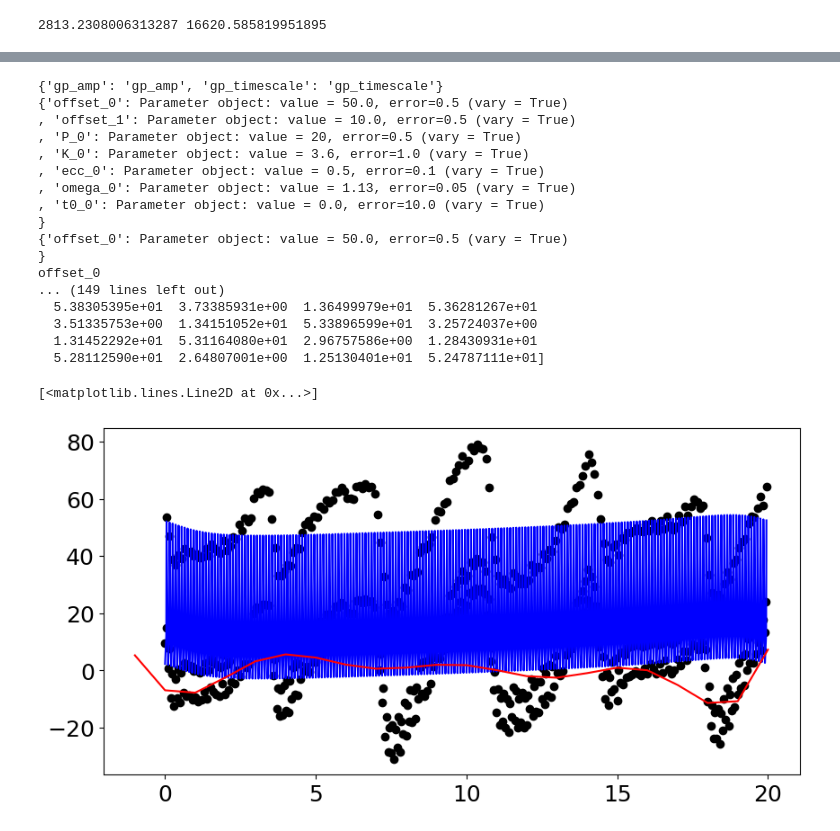
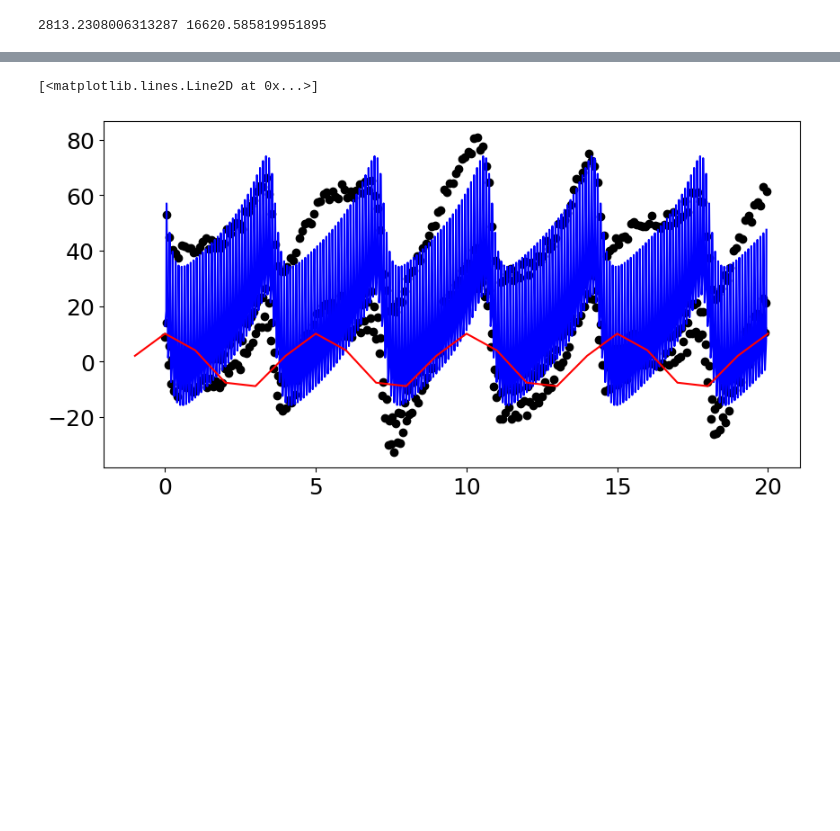
Before and after one commit to frescigno/magpy_rv, a Jupyter notebook: new_test_launcher.ipynb, the cells around one changed output, grey strips where cells are left out. Drawn from its saved outputs; the diff is of its cells as text; code cells hidden in the pictures; blank space fills up the shorter version.

```diff
--- a/new_test_launcher.ipynb
+++ b/new_test_launcher.ipynb
@@ -142,56 +143,36 @@ nu = 2. * np.arctan(np.sqrt((1.+ecc)/(1.-ecc)) * np.tan(E/2.))
 # %%
-iterations = 10000
-numb_chains = 100
-hparam = par.par_create("Expsquared")
-print(hparam)
+iterations = 100
+numb_chains = 20
+hparam = par.par_create("Cosine")
 hparam["gp_amp"] = par.parameter(value = 10., error = 0.5, vary = True)
-hparam["gp_timescale"] = par.parameter(value = 5., error = 0.5, vary = True)
+hparam["gp_per"] = par.parameter(value = 5., error = 0.5, vary = True)
 prior_list = []
 pri_amp = par.pri_create("gp_amp", "Uniform", [5.,15.])
 prior_list.append(pri_amp)
-pri_per = par.pri_create("gp_timescale", "Uniform", [0.,10.])
+pri_per = par.pri_create("gp_per", "Uniform", [0.,10.])
 prior_list.append(pri_per)
 
-model_list = ["Offset", "Offset", "Keplerian"]
+model_list = ["Keplerian", "Offset", "Offset"]
 model_par = mod.mod_create(model_list)
 
-model_par["P_0"]=par.parameter(value=20, error=0.5, vary=True)
-model_par["K_0"]=par.parameter(value=3.6, error=1., vary=True)
+model_par["P_0"]=par.parameter(value=3.6, error=0.5, vary=True)
+model_par["K_0"]=par.parameter(value=20., error=1., vary=True)
 model_par["ecc_0"]=par.parameter(value=0.5, error=0.1, vary=True)
 model_par["omega_0"]=par.parameter(value=1.13, error=0.05, vary=True)
 model_par["t0_0"]=par.parameter(value=0., error=10., vary=True)
 model_par["offset_0"] = par.parameter(50., 0.5, True) # applied to np.zeros + 1 (2nd item in get_data times list)
 model_par["offset_1"] = par.parameter(10., 0.5, True) # applied ot np.zeros + 2 (3rd item in get_data times list)
-print(model_par)
-model_y = get_model(model_list, time, model_par, to_ecc=False, flags = flags)
-print(model_y)
+model_y = get_model(model_list, time, model_par, to_ecc=False, flags=flags)
 
-loglik = gp.GPLikelyhood(time, y, y_err, hparam, "Expsquared", model_y, model_par)
+loglik = gp.GPLikelihood(time, y, y_err, hparam, "Cosine", model_y, model_par)
 logL = loglik.LogL(prior_list)
 xpred = np.arange(time1[0]-1., time1[-1]+1., 1)
 GP_y, GP_err = loglik.predict(xpred)
 
 plt.figure(figsize=(10,5))
 plt.scatter(time,y, c="k")
 plt.plot(time,model_y, c="b")
 plt.plot(xpred,GP_y,c="r")
 # %% [output]
-{'gp_amp': 'gp_amp', 'gp_timescale': 'gp_timescale'}
-{'offset_0': Parameter object: value = 50.0, error=0.5 (vary = True)
-, 'offset_1': Parameter object: value = 10.0, error=0.5 (vary = True)
-, 'P_0': Parameter object: value = 20, error=0.5 (vary = True)
-, 'K_0': Parameter object: value = 3.6, error=1.0 (vary = True)
-, 'ecc_0': Parameter object: value = 0.5, error=0.1 (vary = True)
-, 'omega_0': Parameter object: value = 1.13, error=0.05 (vary = True)
-, 't0_0': Parameter object: value = 0.0, error=10.0 (vary = True)
-}
-{'offset_0': Parameter object: value = 50.0, error=0.5 (vary = True)
-}
-offset_0
-... (149 lines left out)
-  5.38305395e+01  3.73385931e+00  1.36499979e+01  5.36281267e+01
-  3.51335753e+00  1.34151052e+01  5.33896599e+01  3.25724037e+00
-  1.31452292e+01  5.31164080e+01  2.96757586e+00  1.28430931e+01
-  5.28112590e+01  2.64807001e+00  1.25130401e+01  5.24787111e+01]
+[<matplotlib.lines.Line2D at 0x...>]
-[<matplotlib.lines.Line2D at 0x...>]
-[figure, old version]
+[figure, new version]
```
Also changed, not shown: parts of 6 cells of this notebook, 4 other files.
